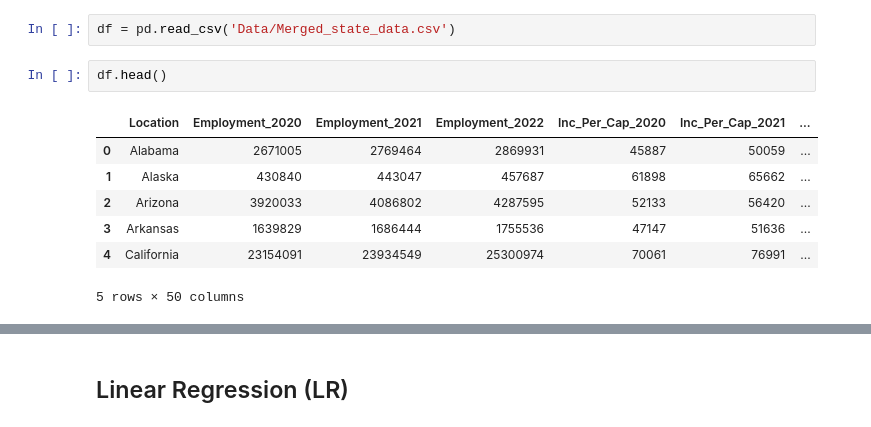
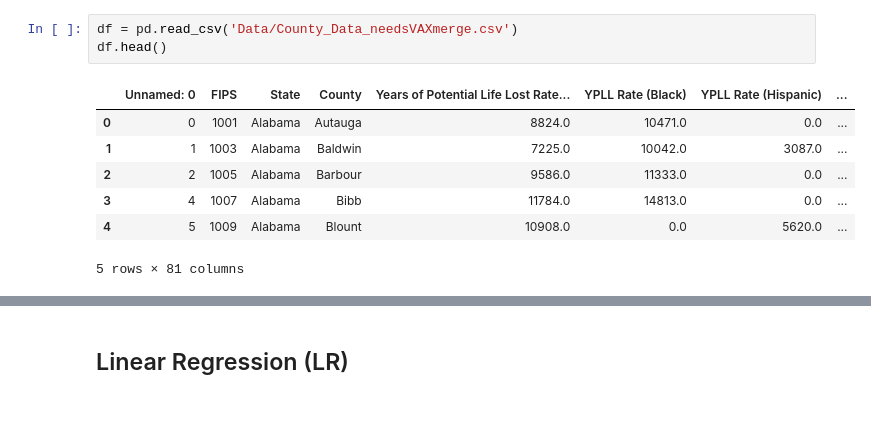
Before and after one commit to rafirahman27/Preparing_for_the_next_Pandemic, a Jupyter notebook: JG.ipynb, the cells around one changed output, grey strips where cells are left out. Cells and saved outputs as stored; diff of their text form.

```diff
--- a/JG.ipynb
+++ b/JG.ipynb
@@ -18,12 +39,11 @@ import statsmodels.api as sm
 # %%
-df = pd.read_csv('Data/Merged_state_data.csv')
+df = pd.read_csv('Data/County_Data_needsVAXmerge.csv')
+df.head()
+# %% [output]
+|  | Unnamed: 0 | FIPS | State | County | Years of Potential Life Lost Rate... | YPLL Rate (Black) | YPLL Rate (Hispanic) | ... |
+| 0 | 0 | 1001 | Alabama | Autauga | 8824.0 | 10471.0 | 0.0 | ... |
+| 1 | 1 | 1003 | Alabama | Baldwin | 7225.0 | 10042.0 | 3087.0 | ... |
+| 2 | 2 | 1005 | Alabama | Barbour | 9586.0 | 11333.0 | 0.0 | ... |
+| 3 | 4 | 1007 | Alabama | Bibb | 11784.0 | 14813.0 | 0.0 | ... |
+| 4 | 5 | 1009 | Alabama | Blount | 10908.0 | 0.0 | 5620.0 | ... |
+5 rows × 81 columns
-# %%
-df.head()
-# %% [output]
-|  | Location | Employment_2020 | Employment_2021 | Employment_2022 | Inc_Per_Cap_2020 | Inc_Per_Cap_2021 | ... |
-| 0 | Alabama | 2671005 | 2769464 | 2869931 | 45887 | 50059 | ... |
-| 1 | Alaska | 430840 | 443047 | 457687 | 61898 | 65662 | ... |
-| 2 | Arizona | 3920033 | 4086802 | 4287595 | 52133 | 56420 | ... |
-| 3 | Arkansas | 1639829 | 1686444 | 1755536 | 47147 | 51636 | ... |
-| 4 | California | 23154091 | 23934549 | 25300974 | 70061 | 76991 | ... |
-5 rows × 50 columns
```
Also changed, not shown: parts of 68 cells of this notebook.
